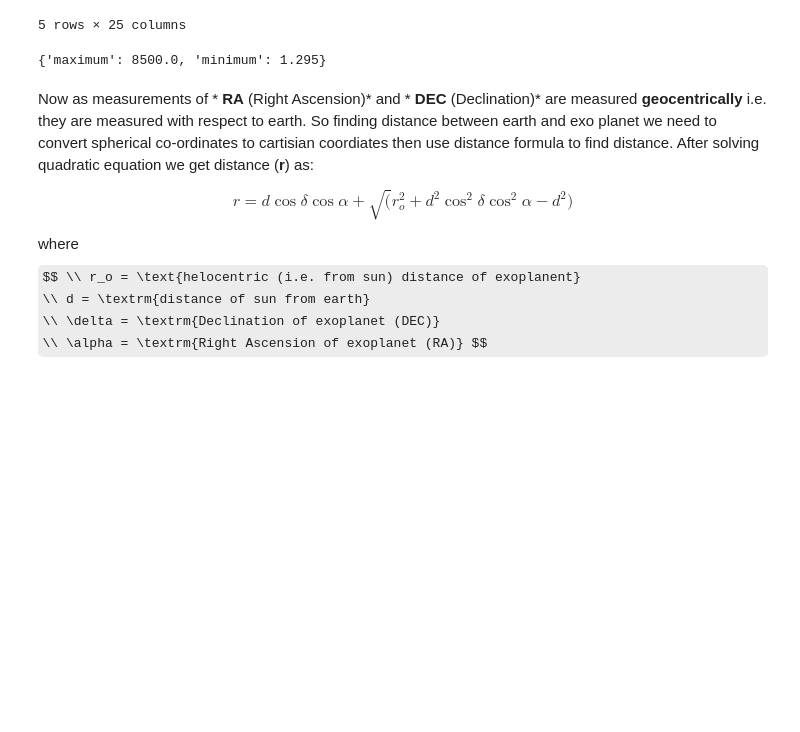
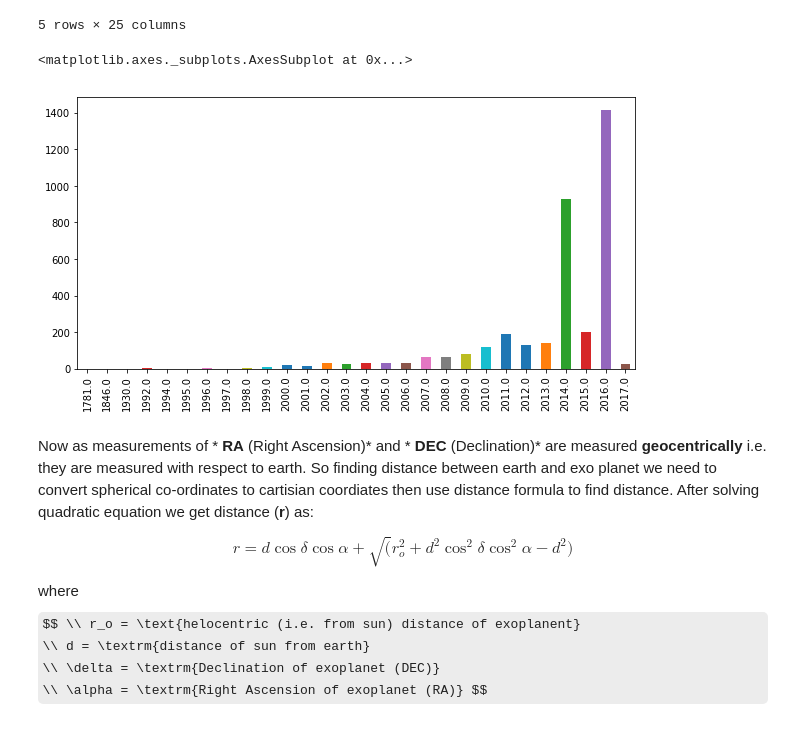
Before and after one commit to rishabh3112/exo-planets, a Jupyter notebook: analysis.ipynb, the cells around one changed output. Cells and saved outputs as stored; diff of their text form; code cells hidden in the pictures; some formulas as TeX source; blank space fills up the shorter version.

```diff
--- a/analysis.ipynb
+++ b/analysis.ipynb
@@ -24,8 +24,11 @@ data.head()
 # %%
 # Find Min amd Max of DistFromSunParsec
 { 'maximum': max(data["DistFromSunParsec"]), 'minimum': min(data["DistFromSunParsec"]) }
+plt.figure(figsize=(10,5))
+data["DiscoveryYear"].value_counts().sort_index().plot.bar()
 # %% [output]
-{'maximum': 8500.0, 'minimum': 1.295}
+<matplotlib.axes._subplots.AxesSubplot at 0x...>
+[figure, added]
 # %%
 # Convert RA to decimal degrees
 data['RA'] = [str(i) for i in data['RightAscension']]
```
Also changed, not shown: parts of 9 cells of this notebook, 14 other files.
